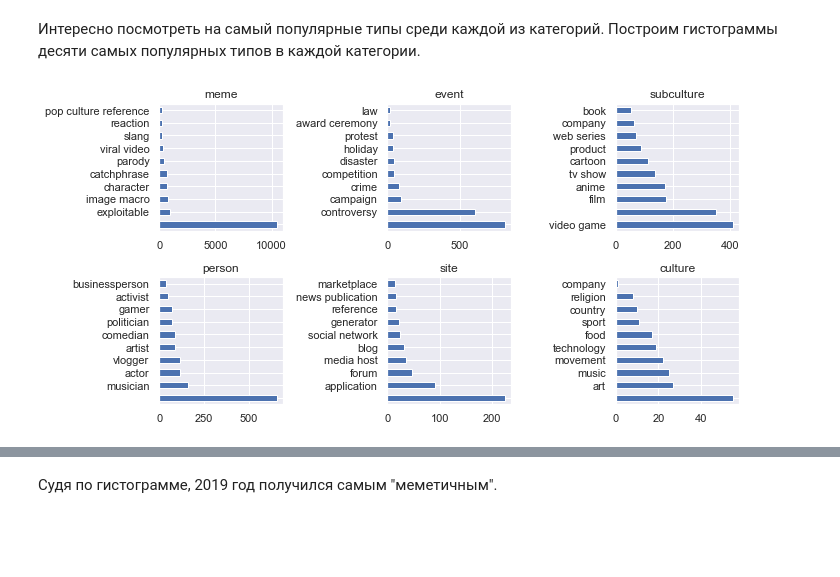
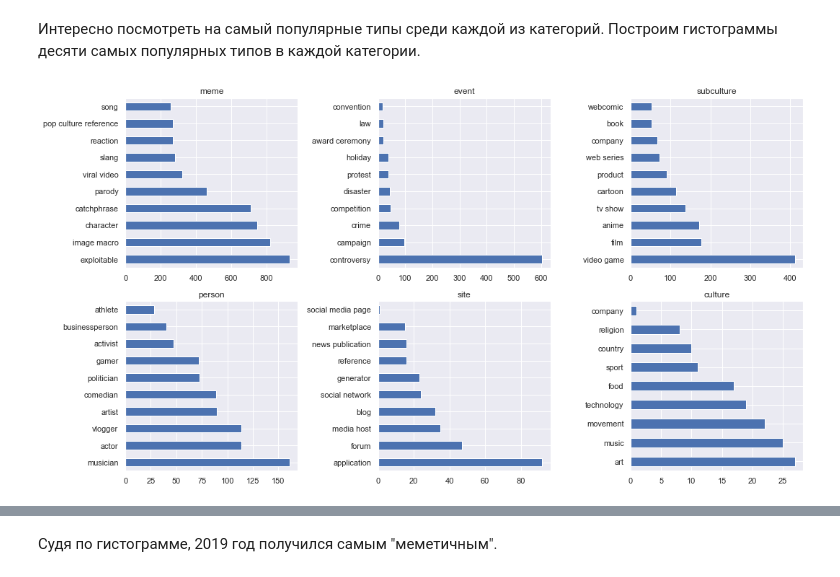
Before and after one commit to XopcLabs/memes, a Jupyter notebook: Research.ipynb, the cells around one changed output, grey strips where cells are left out. Saved outputs shown, nothing was run; the diff lists cells and outputs as text; code cells hidden in the pictures; blank space fills up the shorter version.

```diff
--- a/Research.ipynb
+++ b/Research.ipynb
@@ -129,15 +130,16 @@ memes.type.nunique()
 Интересно посмотреть на самый популярные типы среди каждой из категорий. Построим гистограммы десяти самых популярных типов в каждой категории.
 # %%
 categories = memes.category.value_counts().index
-fig, ax = plt.subplots(2, 3, figsize=(10, 5))
+fig, ax = plt.subplots(2, 3, figsize=(15, 8))
 index = 0
 for i in range(2):
     for j in range(3):
-        plottable = memes[memes.category == categories[index]].type.value_counts().head(10)
+        plottable = memes[(memes.category == categories[index]) & (memes.type)].type
+        plottable = plottable.value_counts().head(10)
         plottable.plot(kind='barh', title=categories[index], ax=ax[i, j])
         index += 1
 plt.tight_layout()
 plt.show()
 # %% [output]
-[figure, old version]
+[figure, new version]
 # %% [markdown]
```
Also changed, not shown: parts of 33 cells of this notebook, 3 other files.
